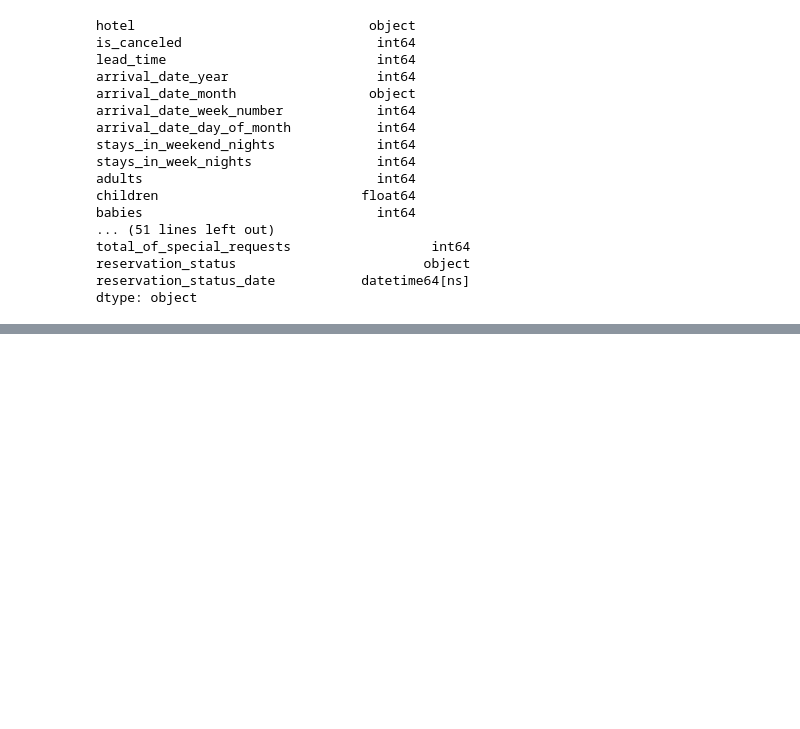
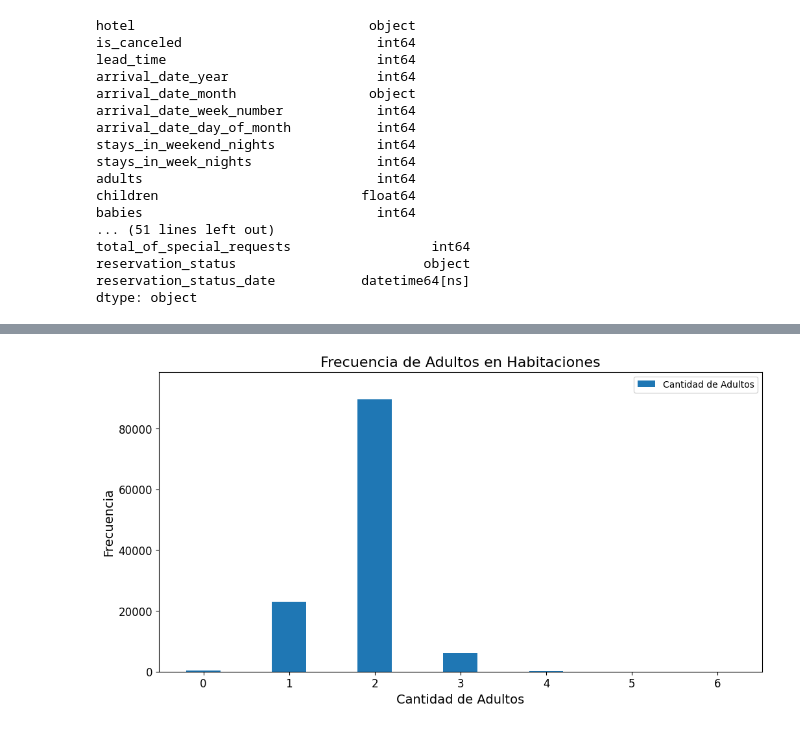
Before and after one commit to Fededasilva17/2doexamen, a Jupyter notebook: notebook.ipynb, the cells around one changed output, grey strips where cells are left out. Cells and saved outputs as stored; diff of their text form; code cells hidden in the pictures; blank space fills up the shorter version.

```diff
--- a/notebook.ipynb
+++ b/notebook.ipynb
@@ -117,3 +115,18 @@ Entradas únicas en 'hotel': ['resorthotel', 'resorthotel', 'cityhotel']
 ¿Hay elementos repetidos en la columna 'total_of_special_requests'? False
 ¿Hay elementos repetidos en la columna 'reservation_status'? False
 ¿Hay elementos repetidos en la columna 'reservation_status_date'? False
+# %%
+# como todos son false no hay mal escritos entonces nada que corregir
+#Manejo de valores faltantes: Identifica y maneja cualquier valor faltante en el dataset.
+#Rellena los valores faltantes con un marcador adecuado para el tipo de dato.
+
+# Reemplazar None y undefined por NaN
+df.replace(to_replace=[None, 'Undefined'], value=np.nan, inplace=True)
+
+
+vacias = (df == "").sum()
+
+# Imprimir el resultado
+print("Celdas vacías en cada columna:")
+print(vacias)
+#Podemos ver que no hay celdas vacias al haber transformado NULL y undefined y espacios en blancos en NaN
@@ -119,0 +201,85 @@ Entradas únicas en 'hotel': ['resorthotel', 'resorthotel', 'cityhotel']
+# %%
+#Exploración de datos con Python:
+#Visualizaciones exploratorias univariadas: Crea dos tipos diferentes de visualizaciones univariadas.
+#Cada visualización debe incluir una breve interpretación dentro del archivo de código.
+frecuencias = df["adults"].value_counts().sort_index()
+valores = frecuencias.values
+categorias = frecuencias.index
+
+# Definir el tamaño de la figura
+plt.figure(figsize=(12, 6))  # Ajusta el tamaño (ancho, alto) según sea necesario
+
+# Crear el gráfico de barras
+plt.bar(categorias, valores, width=0.4, label='Cantidad de Adultos')
+plt.title("Frecuencia de Adultos en Habitaciones", fontsize=16)
+plt.xlabel("Cantidad de Adultos", fontsize=14)
+plt.ylabel("Frecuencia", fontsize=14)
+plt.xticks(categorias, fontsize=12)
+plt.yticks(fontsize=12)
+
+# Ajustar el límite del eje y si es necesario
+plt.ylim(0, max(valores) * 1.1)  # Ajusta el límite superior un 10% por encima del máximo
+
+plt.legend()
+plt.show()
+
+# Crear el gráfico de líneas
+plt.plot(categorias, valores)
+plt.title("Gráfico de Líneas de una Variable")
+plt.xlabel("Eje X")
+plt.ylabel("Eje Y")
+plt.show() # Los adultos se hospedan mas de dos y solos
+
+frecuencias2 = df["children"].value_counts().sort_index()
+frecuencias3 = df["babies"].value_counts().sort_index()
+categorias=np.arange(0, 7)
+valores2 = [frecuencias2.get(i, 0) for i in categorias]  # Frecuencias de niños
+valores3 = [frecuencias3.get(i, 0) for i in categorias]  # Frecuencias de bebes
+# Convertir listas a arrays de NumPy
+valores = np.array(valores)
+valores2 = np.array(valores2)
+valores3 = np.array(valores3)
+
+# Definir el tamaño de la figura
+plt.figure(figsize=(12, 6))
+
+# Crear el gráfico de barras
+width = 0.3  # Ancho de las barras
+
+# Gráfico para adultos
+plt.bar(categorias - width / 2, valores, width=width, label='Cantidad de Adultos')
+
+# Gráfico para niños
+plt.bar(categorias + width / 2, valores2, width=width, label='Cantidad de Niños')
+# Gráfico para bebes
+plt.bar(categorias + width / 2, valores3, width=width, label='Cantidad de bebes')
+
+# Configuraciones del gráfico
+plt.title("Frecuencia de Huéspedes en Habitaciones", fontsize=16)
+plt.xlabel("Cantidad", fontsize=14)
+plt.ylabel("Frecuencia", fontsize=14)
+plt.xticks(categorias, fontsize=12)  # Categorías del 1 al 6
+plt.yticks(fontsize=12)
+plt.legend()
+
+# Mostrar el gráfico
+plt.show()
+# Crear el gráfico de líneas con dos variables
+plt.plot(categorias, valores, label='Adultos')
+plt.plot(categorias, valores2, label='Niños')
+plt.plot(categorias, valores3, label="Bebes")
+plt.title("Gráfico de Líneas de Dos Variables")
+plt.xlabel("Cantidad")
+plt.ylabel("Frecuencia")
+plt.legend()
+plt.show()
+
+
+
+#Visualizaciones exploratorias multivariadas: Crea dos tipos diferentes de visualizaciones multivariadas.
+#Cada visualización debe incluir una breve interpretación dentro del archivo de código.
+
+#Podemos observar que la mayoria son 2 adultos y 1 adulto lo que se hospedan
+# En cambio la mayoria van sin niños ni bebes
+# %% [output]
+[figure, added]
```
Also changed, not shown: parts of 6 cells of this notebook.
